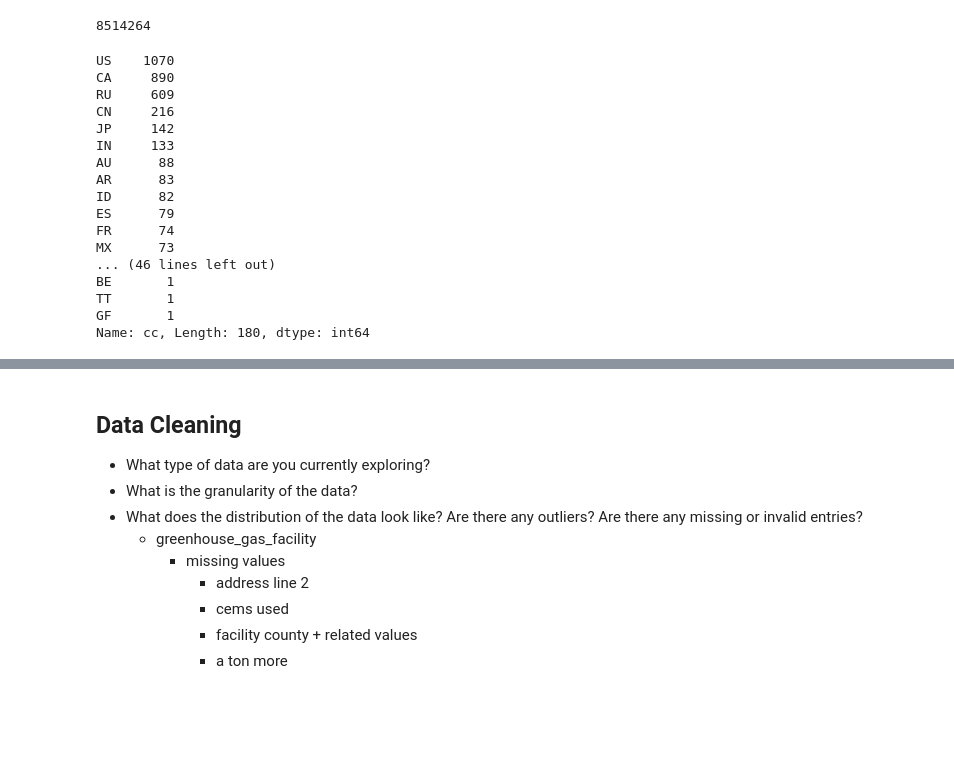
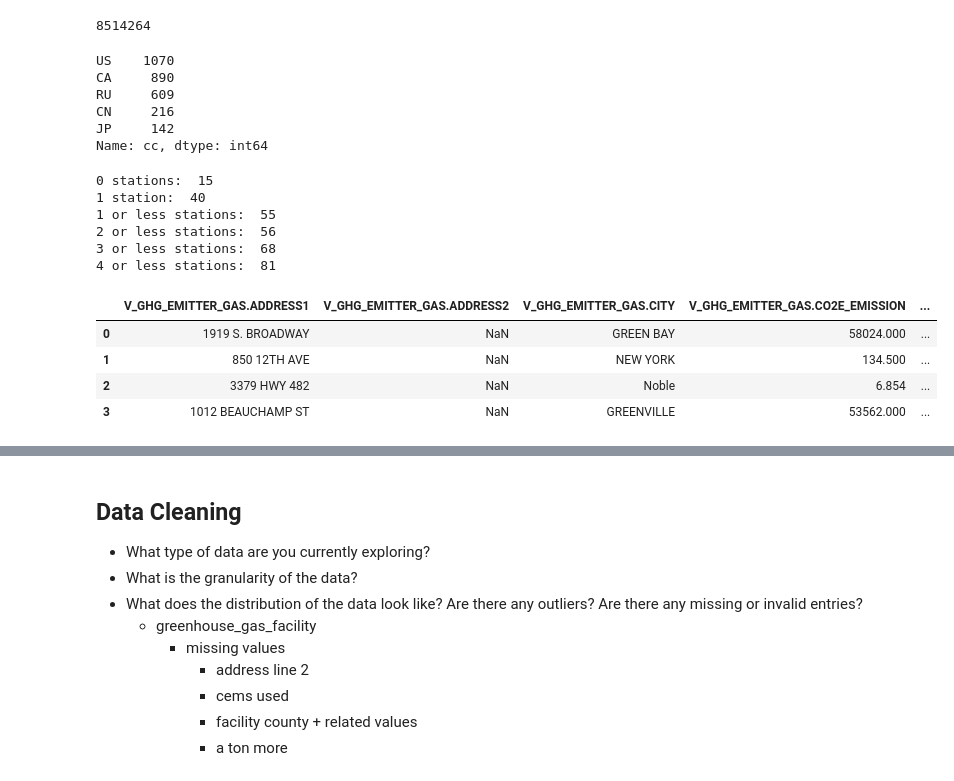
Before and after one commit to kalieknecht/data200-project, a Jupyter notebook: analysis/Analysis.ipynb, the cells around one changed output, grey strips where cells are left out. Drawn from its saved outputs; the diff is of its cells as text; code cells hidden in the pictures; blank space fills up the shorter version.

```diff
--- a/analysis/Analysis.ipynb
+++ b/analysis/Analysis.ipynb
@@ -108,22 +108,39 @@ stations = stations.join(results_df)
 stations.head(5)
 # %%
 # Check number of stations in each country
-stations['cc'].value_counts()
+stations['cc'].value_counts().head(5)
 # %% [output]
 US    1070
 CA     890
 RU     609
 CN     216
 JP     142
-IN     133
-AU      88
-AR      83
-ID      82
-ES      79
-FR      74
-MX      73
-... (46 lines left out)
-BE       1
-TT       1
-GF       1
-Name: cc, Length: 180, dtype: int64
+Name: cc, dtype: int64
+# %%
+# Check number of stations in each country
+only_one=stations['cc'].value_counts() == 1
+two_or_less=stations['cc'].value_counts() <= 2
+three_or_less=stations['cc'].value_counts() <= 3
+four_or_less=stations['cc'].value_counts() <= 4
+
+print('0 stations: ',15,
+      '\n1 station: ',only_one.sum(),
+      '\n1 or less stations: ',15+only_one.sum(),
+      '\n2 or less stations: ',two_or_less.sum(),
+      '\n3 or less stations: ',three_or_less.sum(),
+      '\n4 or less stations: ',four_or_less.sum())
+# %% [output]
+0 stations:  15
+1 station:  40
+1 or less stations:  55
+2 or less stations:  56
+3 or less stations:  68
+4 or less stations:  81
+# %%
+greenhouse_gas_type.head(4)
+# %% [output]
+|  | V_GHG_EMITTER_GAS.ADDRESS1 | V_GHG_EMITTER_GAS.ADDRESS2 | V_GHG_EMITTER_GAS.CITY | V_GHG_EMITTER_GAS.CO2E_EMISSION | ... |
+| 0 | 1919 S. BROADWAY | NaN | GREEN BAY | 58024.000 | ... |
+| 1 | 850 12TH AVE | NaN | NEW YORK | 134.500 | ... |
+| 2 | 3379 HWY 482 | NaN | Noble | 6.854 | ... |
+| 3 | 1012 BEAUCHAMP ST | NaN | GREENVILLE | 53562.000 | ... |
```
Also changed, not shown: parts of 4 cells of this notebook.
